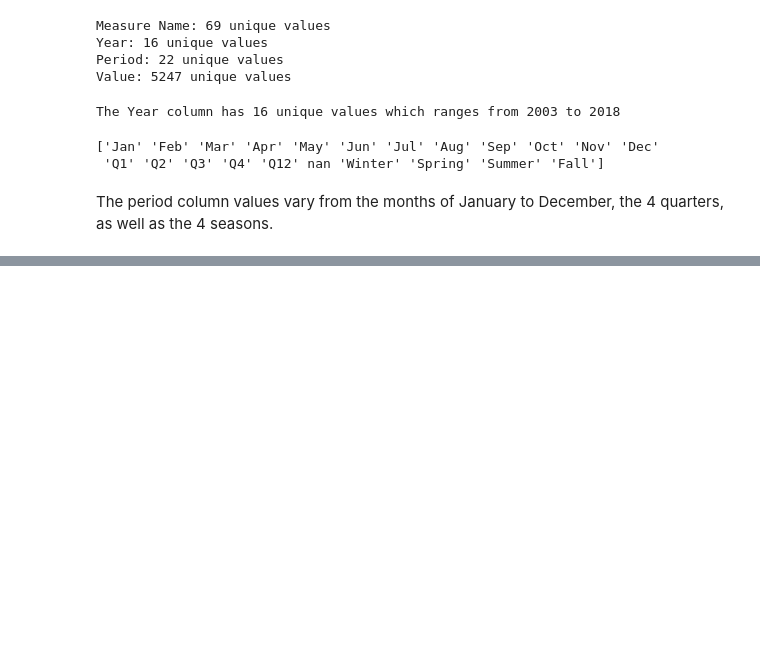
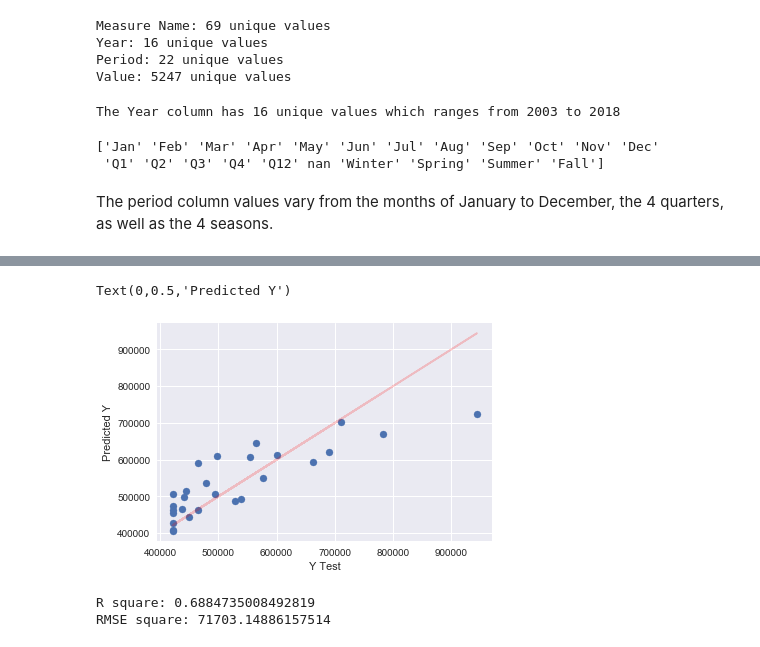
Before and after one commit to kennethnyu/mybasicregression, a Jupyter notebook: Simple Linear Regression.ipynb, the cells around one changed output, grey strips where cells are left out. Cells and saved outputs as stored; diff of their text form; code cells hidden in the pictures; blank space fills up the shorter version.

```diff
--- a/Simple Linear Regression.ipynb
+++ b/Simple Linear Regression.ipynb
@@ -181,0 +165,17 @@ I am very curious as to how the measures relate to one another: correlation & mu
+# %%
+# Separating labels and features
+y=df1["Average Home Price (City of Toronto)"]
+X=df1[["Construction Value of Building Applications Received (All Types)",
+      "Construction Value of Building Permits Issued (All Types)",
+      "Interest on Outstanding Property Tax Accounts",
+      "Number of Home Sales (City of Toronto)",
+      "Revenue from Land Transfer Tax"]]
+# %%
+# Allocating train test set
+X_train, X_test, y_train, y_test = train_test_split(X, y, test_size=0.2)
+# %%
+# Instantiating the model
+lm=LinearRegression(normalize=True)
+
+# Fitting train data into model
+lm.fit(X_train, y_train)
@@ -181,0 +196,16 @@ I am very curious as to how the measures relate to one another: correlation & mu
+# %%
+predictions=lm.predict(X_test)
+# %%
+plt.scatter(y_test,predictions)
+plt.plot(y_test,y_test, "-r", alpha=.2)
+plt.xlabel('Y Test')
+plt.ylabel('Predicted Y')
+# %% [output]
+Text(0,0.5,'Predicted Y')
+[figure, added]
+# %%
+print("R square: {}".format(r2_score(y_test, predictions)))
+print("RMSE square: {}".format(np.sqrt(metrics.mean_squared_error(y_test, predictions))))
+# %% [output]
+R square: 0.6884735008492819
+RMSE square: 71703.14886157514
```
Also changed, not shown: parts of 48 cells of this notebook.
